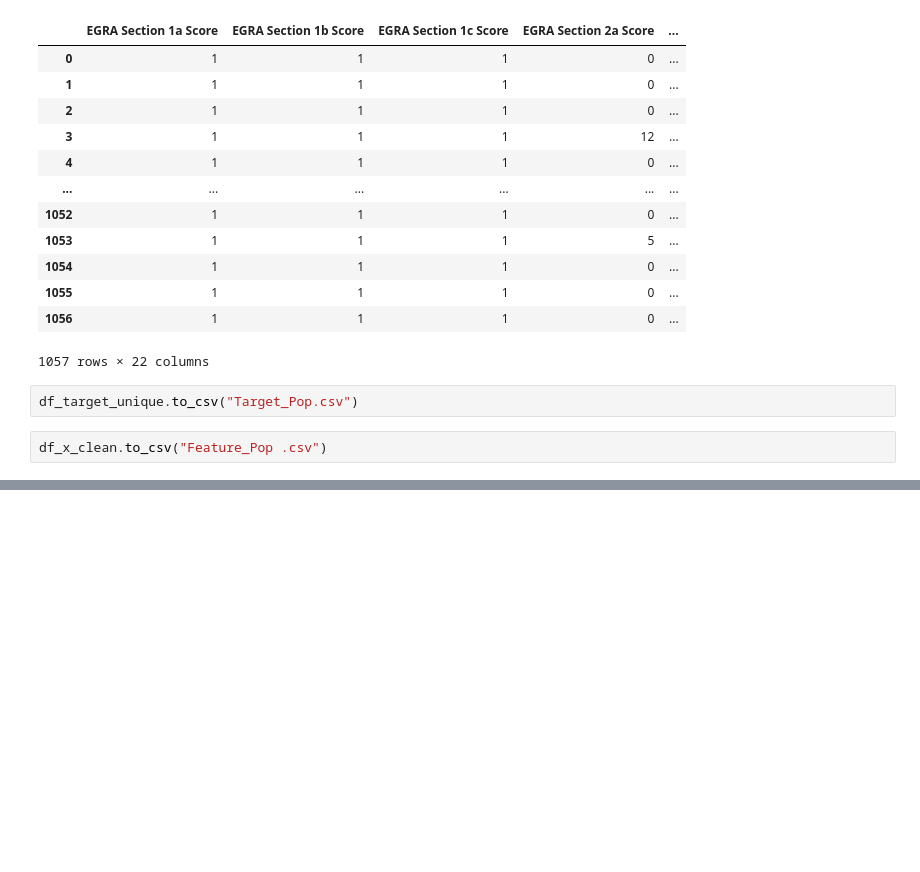
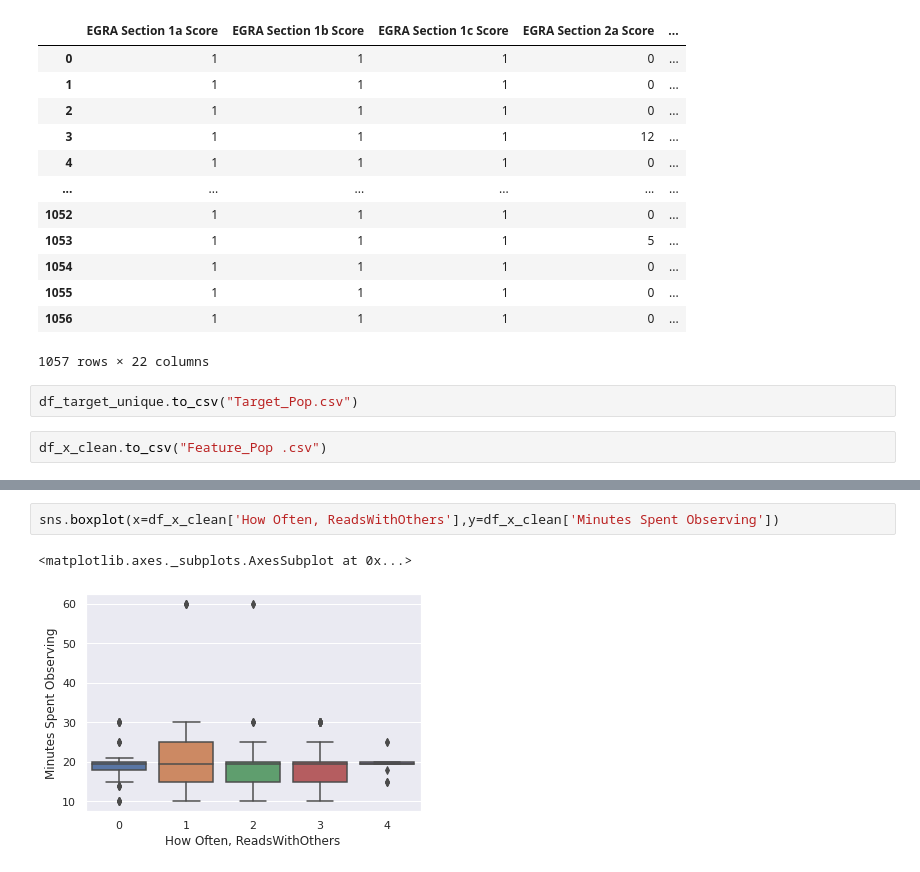
Before and after one commit to georgeputhean/pop-performance, a Jupyter notebook: POP_Performance.ipynb, the cells around one changed output, grey strips where cells are left out. Cells and saved outputs as stored; diff of their text form; blank space fills up the shorter version.

```diff
--- a/POP_Performance.ipynb
+++ b/POP_Performance.ipynb
@@ -249,0 +283,5 @@ df_x_clean.to_csv("Feature_Pop .csv")
+# %%
+sns.boxplot(x=df_x_clean['How Often, ReadsWithOthers'],y=df_x_clean['Minutes Spent Observing'])
+# %% [output]
+<matplotlib.axes._subplots.AxesSubplot at 0x...>
+[figure, added]
```
Also changed, not shown: parts of 15 cells of this notebook.
